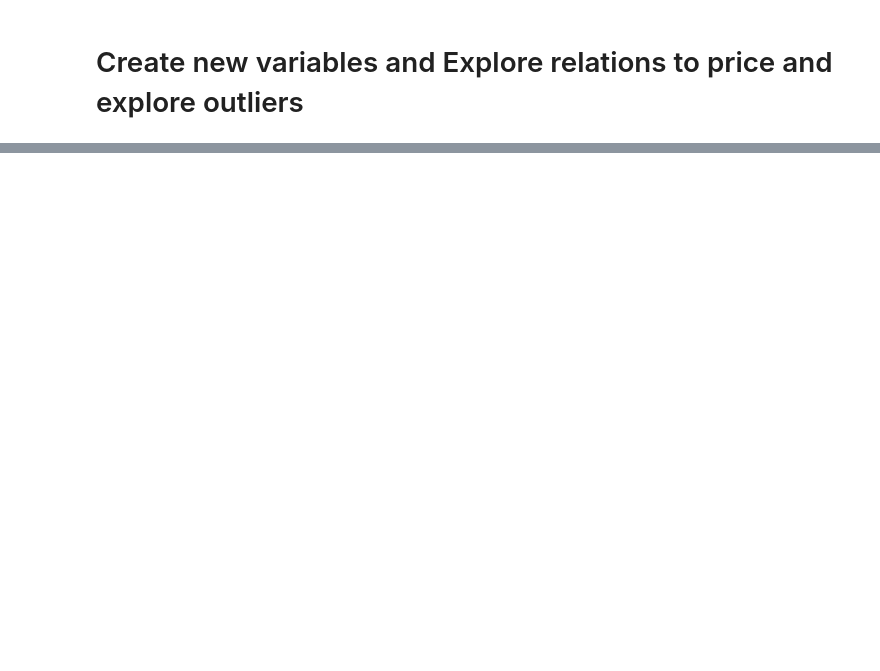
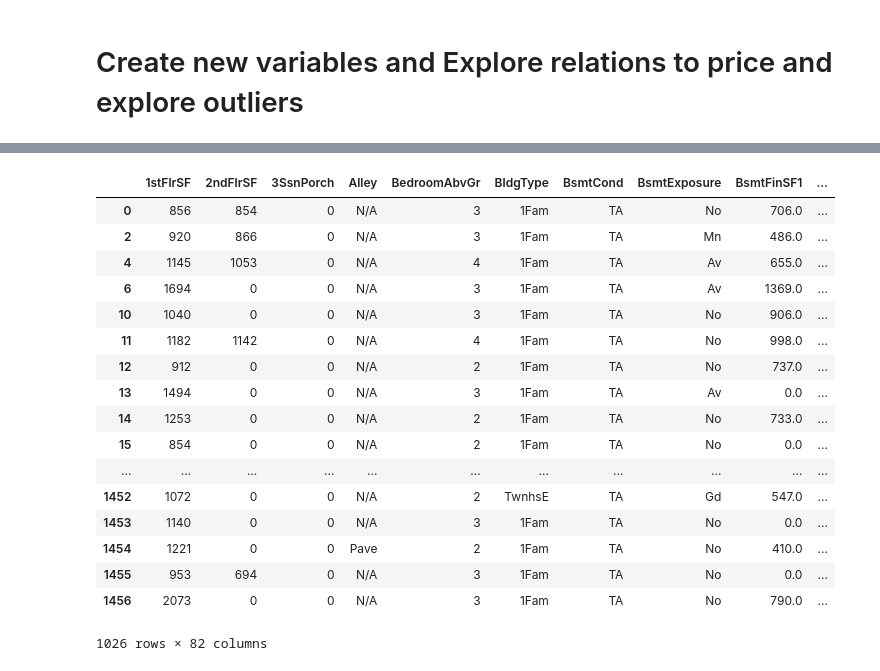
Before and after one commit to mariocg86/real_estate_prices, a Jupyter notebook: House_Prices_Project.ipynb, the cells around one changed output, grey strips where cells are left out. Cells and saved outputs as stored; diff of their text form; code cells hidden in the pictures; blank space fills up the shorter version.

```diff
--- a/House_Prices_Project.ipynb
+++ b/House_Prices_Project.ipynb
@@ -289,2 +309,13 @@ array([[<matplotlib.axes._subplots.AxesSubplot object at 0x...>],
 # %% [markdown]
 # Create new variables and Explore relations to price and explore outliers
+# %%
+## Identifying outliers
+## Let's start with the numeric values
+train.head()
+numerical_features.head()
+z = np.abs(stats.zscore(numerical_features))
+
+threshold = 3
+print(np.where(z > threshold))
+
+train_o = train[(z < 3).all(axis=1)]
@@ -290,0 +340,22 @@ array([[<matplotlib.axes._subplots.AxesSubplot object at 0x...>],
+# %%
+## Numeric outliers where removed using the z-scores methodology
+train_o
+# %% [output]
+|  | 1stFlrSF | 2ndFlrSF | 3SsnPorch | Alley | BedroomAbvGr | BldgType | BsmtCond | BsmtExposure | BsmtFinSF1 | ... |
+| 0 | 856 | 854 | 0 | N/A | 3 | 1Fam | TA | No | 706.0 | ... |
+| 2 | 920 | 866 | 0 | N/A | 3 | 1Fam | TA | Mn | 486.0 | ... |
+| 4 | 1145 | 1053 | 0 | N/A | 4 | 1Fam | TA | Av | 655.0 | ... |
+| 6 | 1694 | 0 | 0 | N/A | 3 | 1Fam | TA | Av | 1369.0 | ... |
+| 10 | 1040 | 0 | 0 | N/A | 3 | 1Fam | TA | No | 906.0 | ... |
+| 11 | 1182 | 1142 | 0 | N/A | 4 | 1Fam | TA | No | 998.0 | ... |
+| 12 | 912 | 0 | 0 | N/A | 2 | 1Fam | TA | No | 737.0 | ... |
+| 13 | 1494 | 0 | 0 | N/A | 3 | 1Fam | TA | Av | 0.0 | ... |
+| 14 | 1253 | 0 | 0 | N/A | 2 | 1Fam | TA | No | 733.0 | ... |
+| 15 | 854 | 0 | 0 | N/A | 2 | 1Fam | TA | No | 0.0 | ... |
+| ... | ... | ... | ... | ... | ... | ... | ... | ... | ... | ... |
+| 1452 | 1072 | 0 | 0 | N/A | 2 | TwnhsE | TA | Gd | 547.0 | ... |
+| 1453 | 1140 | 0 | 0 | N/A | 3 | 1Fam | TA | No | 0.0 | ... |
+| 1454 | 1221 | 0 | 0 | Pave | 2 | 1Fam | TA | No | 410.0 | ... |
+| 1455 | 953 | 694 | 0 | N/A | 3 | 1Fam | TA | No | 0.0 | ... |
+| 1456 | 2073 | 0 | 0 | N/A | 3 | 1Fam | TA | No | 790.0 | ... |
+1026 rows × 82 columns
```
Also changed, not shown: parts of 14 cells of this notebook.
